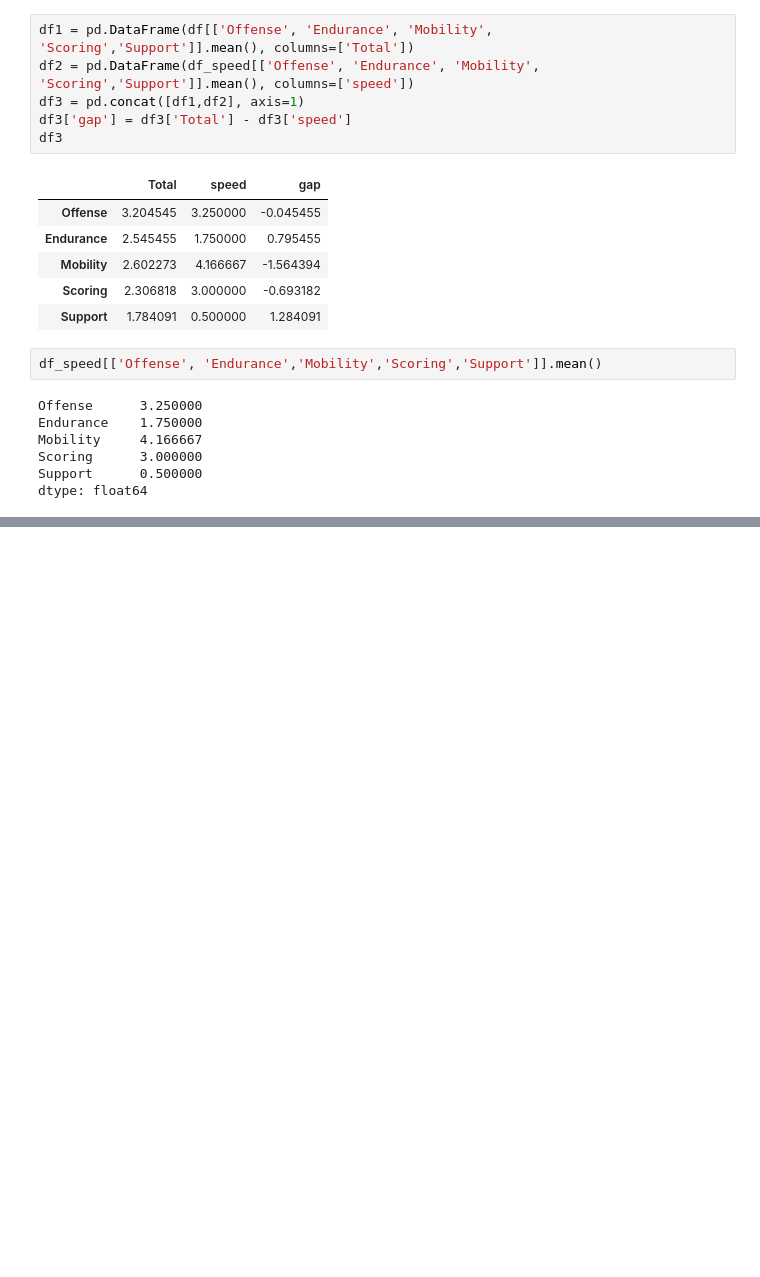
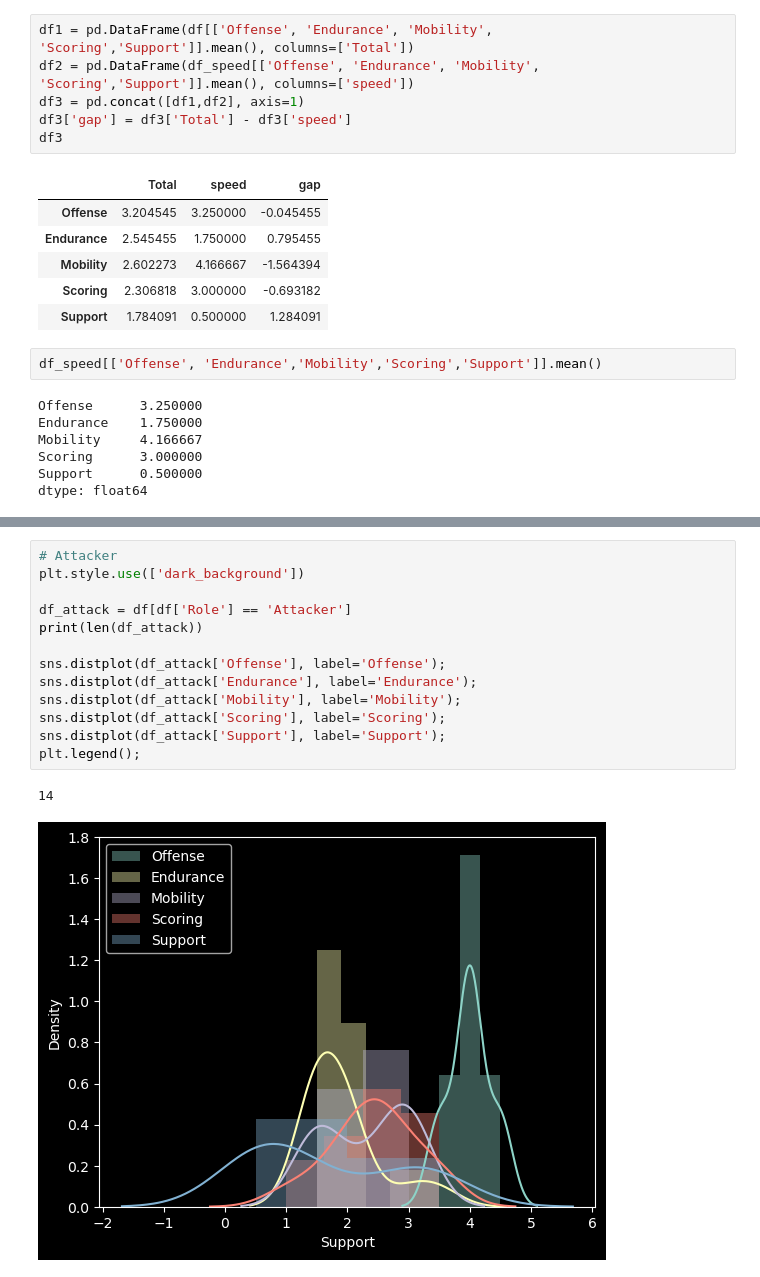
Before and after one commit to sonsungjong/ML_python, a Jupyter notebook: anomaly_detection/307_밸런스 이상 캐릭터 탐지.ipynb, the cells around one changed output, grey strips where cells are left out. Cells and saved outputs as stored; diff of their text form; blank space fills up the shorter version.

```diff
--- a/anomaly_detection/307_밸런스 이상 캐릭터 탐지.ipynb
+++ b/anomaly_detection/307_밸런스 이상 캐릭터 탐지.ipynb
@@ -404,0 +434,16 @@ dtype: float64
+# %%
+# Attacker
+plt.style.use(['dark_background'])
+
+df_attack = df[df['Role'] == 'Attacker']
+print(len(df_attack))
+
+sns.distplot(df_attack['Offense'], label='Offense');
+sns.distplot(df_attack['Endurance'], label='Endurance');
+sns.distplot(df_attack['Mobility'], label='Mobility');
+sns.distplot(df_attack['Scoring'], label='Scoring');
+sns.distplot(df_attack['Support'], label='Support');
+plt.legend();
+# %% [output]
+14
+[figure, added]
```
Also changed, not shown: parts of 32 cells of this notebook.
